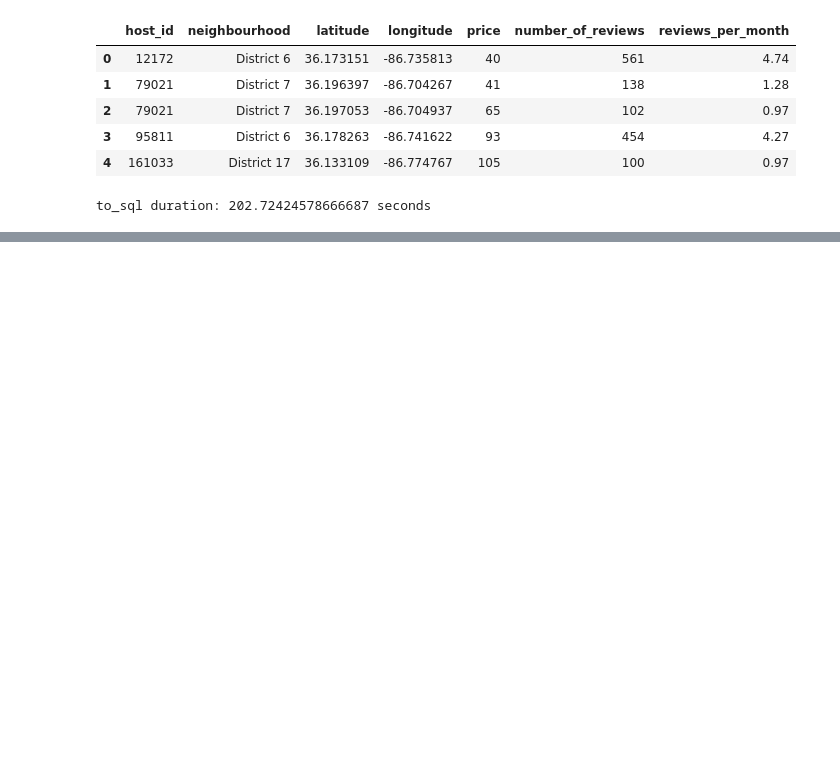
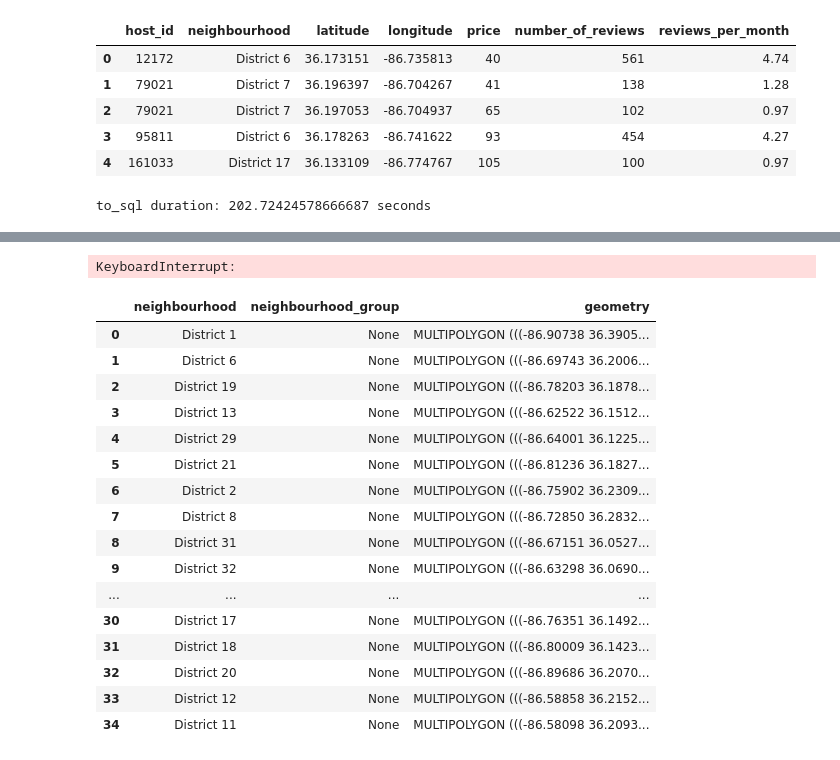
Before and after one commit to whitneylosinski/Eat.Sleep.Data, a Jupyter notebook: df_to_Postgres_upload_trial.ipynb, the cells around one changed output, grey strips where cells are left out. Cells and saved outputs as stored; diff of their text form; code cells hidden in the pictures; blank space fills up the shorter version.

```diff
--- a/df_to_Postgres_upload_trial.ipynb
+++ b/df_to_Postgres_upload_trial.ipynb
@@ -61,0 +102,31 @@ to_sql duration: 202.72424578666687 seconds
+# %%
+db = create_engine(conn_string)
+conn = db.connect()
+
+start_time = time.time()
+calendar_df.to_sql('calendar', con=conn, if_exists='replace', index=False)
+print("to_sql duration: {} seconds".format(time.time() - start_time))
+# %% [output]
+KeyboardInterrupt:
+# %%
+import geopandas as gpd
+district = gpd.read_file("./Resources/neighbourhoods.geojson")
+district.head(50)
+# %% [output]
+|  | neighbourhood | neighbourhood_group | geometry |
+| 0 | District 1 | None | MULTIPOLYGON (((-86.90738 36.3905... |
+| 1 | District 6 | None | MULTIPOLYGON (((-86.69743 36.2006... |
+| 2 | District 19 | None | MULTIPOLYGON (((-86.78203 36.1878... |
+| 3 | District 13 | None | MULTIPOLYGON (((-86.62522 36.1512... |
+| 4 | District 29 | None | MULTIPOLYGON (((-86.64001 36.1225... |
+| 5 | District 21 | None | MULTIPOLYGON (((-86.81236 36.1827... |
+| 6 | District 2 | None | MULTIPOLYGON (((-86.75902 36.2309... |
+| 7 | District 8 | None | MULTIPOLYGON (((-86.72850 36.2832... |
+| 8 | District 31 | None | MULTIPOLYGON (((-86.67151 36.0527... |
+| 9 | District 32 | None | MULTIPOLYGON (((-86.63298 36.0690... |
+| ... | ... | ... | ... |
+| 30 | District 17 | None | MULTIPOLYGON (((-86.76351 36.1492... |
+| 31 | District 18 | None | MULTIPOLYGON (((-86.80009 36.1423... |
+| 32 | District 20 | None | MULTIPOLYGON (((-86.89686 36.2070... |
+| 33 | District 12 | None | MULTIPOLYGON (((-86.58858 36.2152... |
+| 34 | District 11 | None | MULTIPOLYGON (((-86.58098 36.2093... |
```
Also changed, not shown: parts of 8 cells of this notebook.
